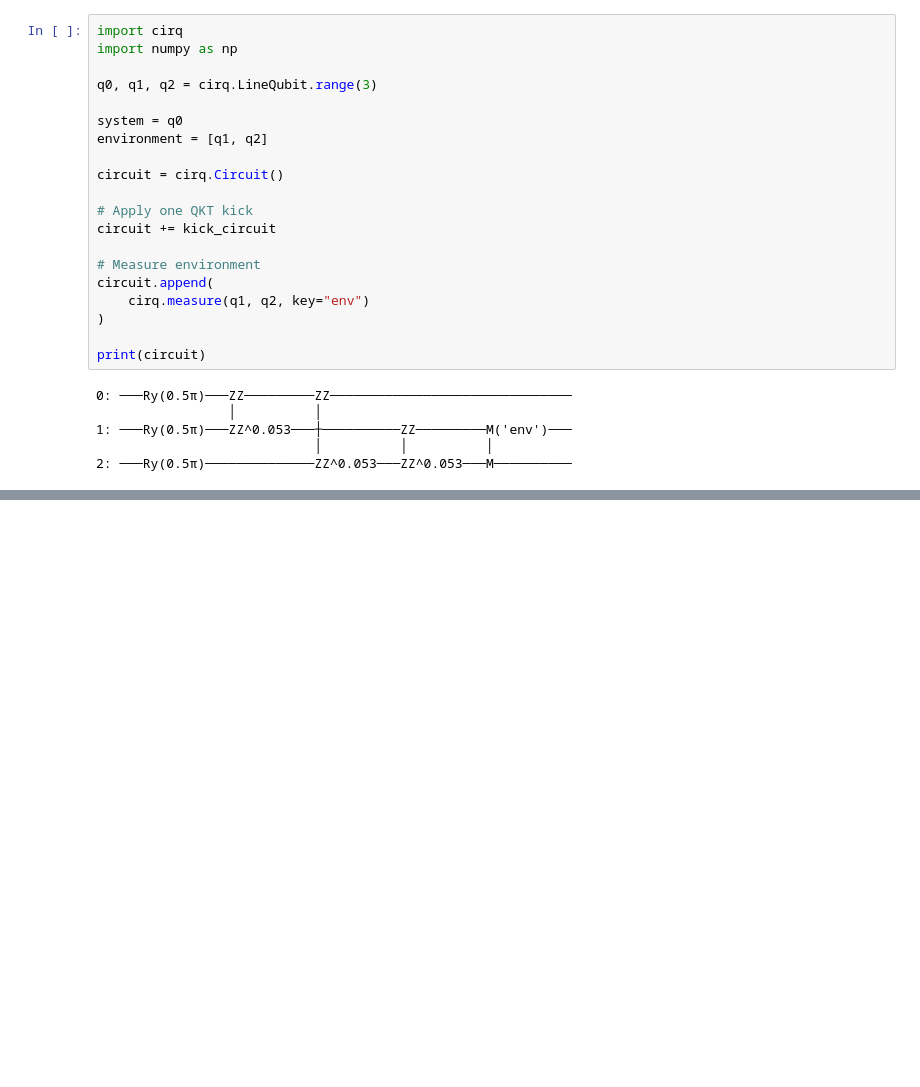
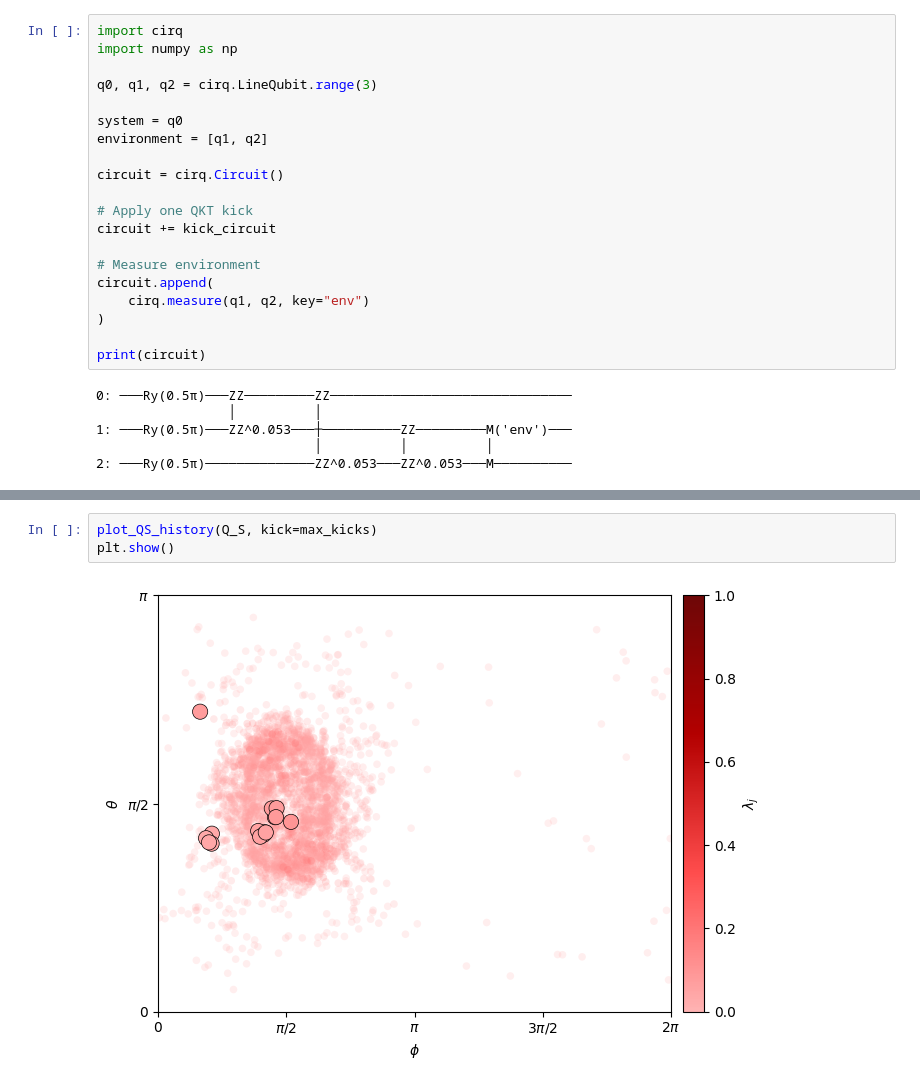
Before and after one commit to Kommmi/Qaos, a Jupyter notebook: QuantumCircuits.ipynb, the cells around one changed output, grey strips where cells are left out. Drawn from its saved outputs; the diff is of its cells as text; blank space fills up the shorter version.

```diff
--- a/QuantumCircuits.ipynb
+++ b/QuantumCircuits.ipynb
@@ -956,0 +1329,5 @@ Q_S
+# %%
+plot_QS_history(Q_S, kick=max_kicks)
+plt.show()
+# %% [output]
+[figure, added]
```
Also changed, not shown: parts of 10 cells of this notebook.
